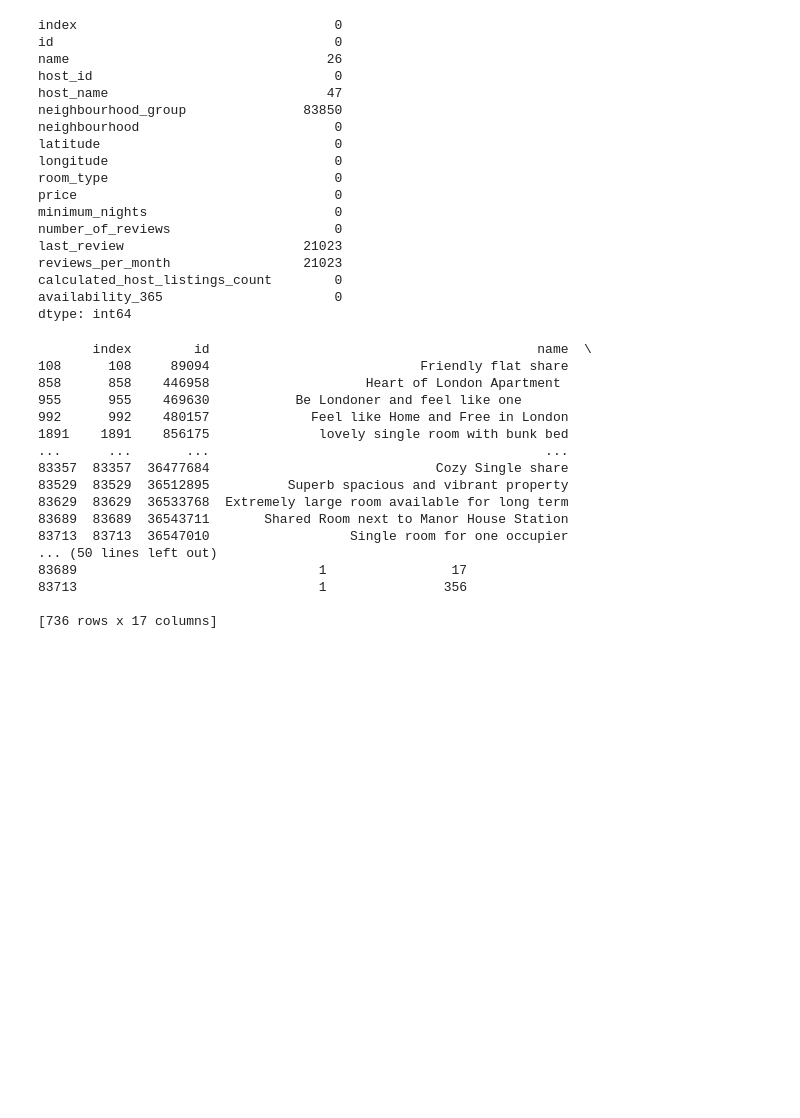
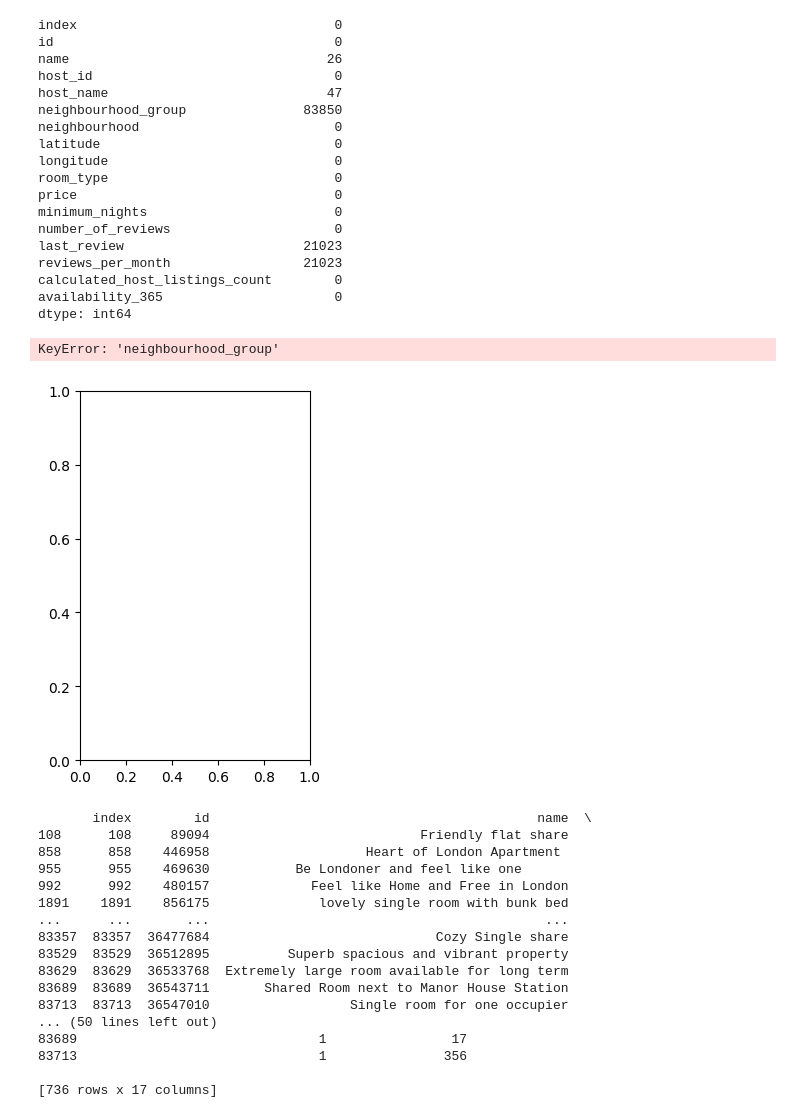
Before and after one commit to JinnOppa/Air-BnB-London-EDA, a Jupyter notebook: EDA.ipynb, the cells around one changed output. Cells and saved outputs as stored; diff of their text form; code cells hidden in the pictures; blank space fills up the shorter version.

```diff
--- a/EDA.ipynb
+++ b/EDA.ipynb
@@ -93,6 +107,11 @@ dtype: int64
 # %%
 #Merging data
 all_in = earth_data.merge(list_data, on="neighbourhood")
+# %%
+earth = all_in.plot(column = 'neighbourhood_group', colormap = 'hot')
+# %% [output]
+KeyError: 'neighbourhood_group'
+[figure, added]
 # %%
 #Removing Implisit Duplicated Data
 list_data['name'] = list_data['name'].replace('Double room', 'Double Room')
```
Also changed, not shown: parts of 4 cells of this notebook.
